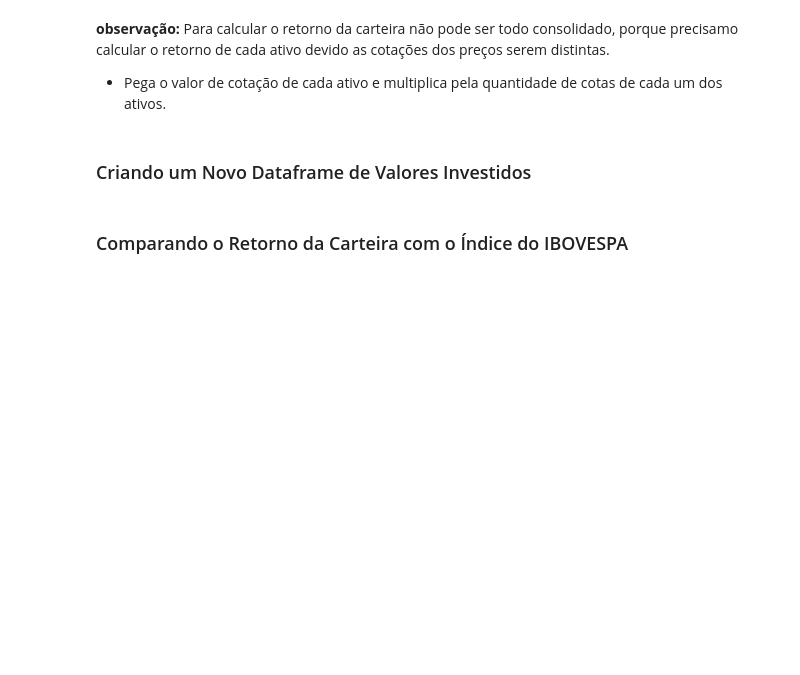
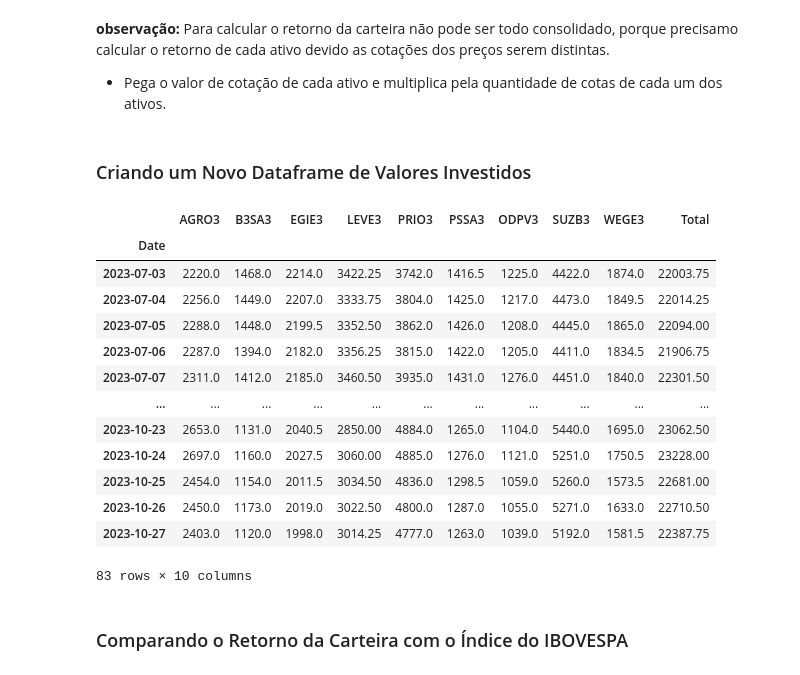
Before and after one commit to marcoaureliogguedes/automacaoFinancas, a Jupyter notebook: Projeto Automação.ipynb, the cells around one changed output. Saved outputs shown, nothing was run; the diff lists cells and outputs as text; code cells hidden in the pictures; blank space fills up the shorter version.

```diff
--- a/Projeto Automação.ipynb
+++ b/Projeto Automação.ipynb
@@ -133,19 +228,34 @@ plt.show()
 ### Criando um Novo Dataframe de Valores Investidos
 # %%
 # criando um dataframe vázio
-df_valorInvestido = pd.Dataframe()
+df_valorInvestido = pd.DataFrame()
 
 # percorrendo cada ativo do dataframe
 for ativo in df_carteira['Ticker']:
     cotas = df_carteira.loc[df_carteira['Ticker'] == ativo, 'Cotas'].values[0]
     # criando uma nova coluna com os valores de cada ativo
     df_valorInvestido[ativo] = cotas * df_cotacoes[f'{ativo}.SA']
 
 # criando uma nova coluna com o valor total
 df_valorInvestido['Total'] = df_valorInvestido.sum(axis=1)   # somando todos os valores das colunas
 
 df_valorInvestido = round(df_valorInvestido, 2)
 df_valorInvestido
+# %% [output]
+|  | AGRO3 | B3SA3 | EGIE3 | LEVE3 | PRIO3 | PSSA3 | ODPV3 | SUZB3 | WEGE3 | Total |
+| Date |  |  |  |  |  |  |  |  |  |  |
+| 2023-07-03 | 2220.0 | 1468.0 | 2214.0 | 3422.25 | 3742.0 | 1416.5 | 1225.0 | 4422.0 | 1874.0 | 22003.75 |
+| 2023-07-04 | 2256.0 | 1449.0 | 2207.0 | 3333.75 | 3804.0 | 1425.0 | 1217.0 | 4473.0 | 1849.5 | 22014.25 |
+| 2023-07-05 | 2288.0 | 1448.0 | 2199.5 | 3352.50 | 3862.0 | 1426.0 | 1208.0 | 4445.0 | 1865.0 | 22094.00 |
+| 2023-07-06 | 2287.0 | 1394.0 | 2182.0 | 3356.25 | 3815.0 | 1422.0 | 1205.0 | 4411.0 | 1834.5 | 21906.75 |
+| 2023-07-07 | 2311.0 | 1412.0 | 2185.0 | 3460.50 | 3935.0 | 1431.0 | 1276.0 | 4451.0 | 1840.0 | 22301.50 |
+| ... | ... | ... | ... | ... | ... | ... | ... | ... | ... | ... |
+| 2023-10-23 | 2653.0 | 1131.0 | 2040.5 | 2850.00 | 4884.0 | 1265.0 | 1104.0 | 5440.0 | 1695.0 | 23062.50 |
+| 2023-10-24 | 2697.0 | 1160.0 | 2027.5 | 3060.00 | 4885.0 | 1276.0 | 1121.0 | 5251.0 | 1750.5 | 23228.00 |
+| 2023-10-25 | 2454.0 | 1154.0 | 2011.5 | 3034.50 | 4836.0 | 1298.5 | 1059.0 | 5260.0 | 1573.5 | 22681.00 |
+| 2023-10-26 | 2450.0 | 1173.0 | 2019.0 | 3022.50 | 4800.0 | 1287.0 | 1055.0 | 5271.0 | 1633.0 | 22710.50 |
+| 2023-10-27 | 2403.0 | 1120.0 | 1998.0 | 3014.25 | 4777.0 | 1263.0 | 1039.0 | 5192.0 | 1581.5 | 22387.75 |
+83 rows × 10 columns
 # %% [markdown]
 ### Comparando o Retorno da Carteira com o Índice do IBOVESPA
 # %% [markdown]
```
Also changed, not shown: parts of 14 cells of this notebook, 1 other file.
